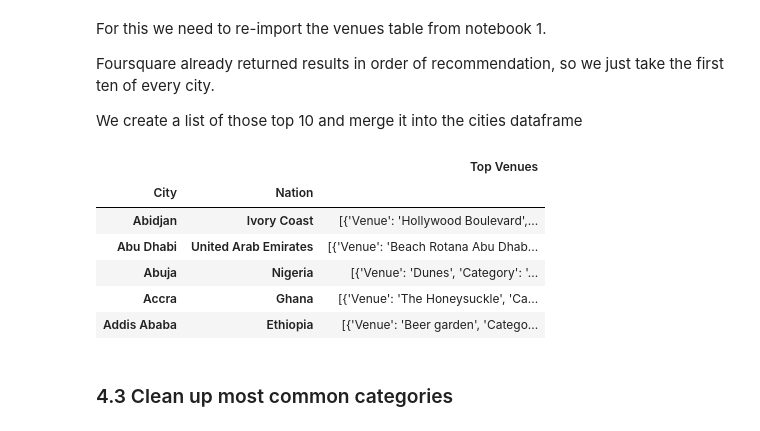
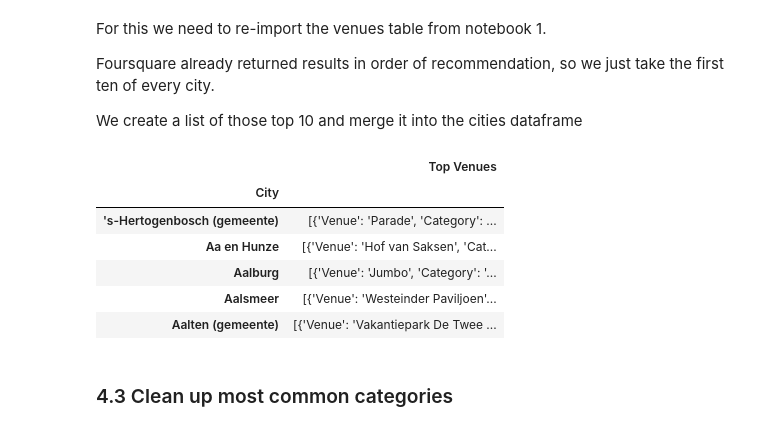
Before and after one commit to rezaabdullah/Coursera_Capstone, a Jupyter notebook: FinalProject/4.clusters_on_map.ipynb, the cells around one changed output. Cells and saved outputs as stored; diff of their text form; code cells hidden in the pictures.

```diff
--- a/FinalProject/4.clusters_on_map.ipynb
+++ b/FinalProject/4.clusters_on_map.ipynb
@@ -125,7 +136,7 @@ Foursquare already returned results in order of recommendation, so we just take
 We create a list of those top 10 and merge it into the cities dataframe
 # %%
 df_venues = pd.read_pickle('venues.pickle')
-df_top_venues = df_venues.groupby(['City','Nation'], as_index=False).nth(list(range(9)), dropna=None)
+df_top_venues = df_venues.groupby(['City'], as_index=False).nth(list(range(5)), dropna=None)
 # %%
 def create_venue_tuple(x):
     lst = []
@@ -133,14 +144,14 @@ def create_venue_tuple(x):
         lst.append({"Venue": v, "Category": c, "Id": i})
     return lst
 # %%
-venues = pd.DataFrame(df_top_venues.groupby(['City', 'Nation'], as_index=False).apply(create_venue_tuple), columns=['Top Venues'])
+venues = pd.DataFrame(df_top_venues.groupby(['City'], as_index=True).apply(create_venue_tuple), columns=['Top Venues'])
 venues.head()
 # %% [output]
-|  |  | Top Venues |
-| City | Nation |  |
-| Abidjan | Ivory Coast | [{'Venue': 'Hollywood Boulevard',... |
-| Abu Dhabi | United Arab Emirates | [{'Venue': 'Beach Rotana Abu Dhab... |
-| Abuja | Nigeria | [{'Venue': 'Dunes', 'Category': '... |
-| Accra | Ghana | [{'Venue': 'The Honeysuckle', 'Ca... |
-| Addis Ababa | Ethiopia | [{'Venue': 'Beer garden', 'Catego... |
+|  | Top Venues |
+| City |  |
+| 's-Hertogenbosch (gemeente) | [{'Venue': 'Parade', 'Category': ... |
+| Aa en Hunze | [{'Venue': 'Hof van Saksen', 'Cat... |
+| Aalburg | [{'Venue': 'Jumbo', 'Category': '... |
+| Aalsmeer | [{'Venue': 'Westeinder Paviljoen'... |
+| Aalten (gemeente) | [{'Venue': 'Vakantiepark De Twee ... |
 # %%
```
Also changed, not shown: parts of 16 cells of this notebook, 13 other files.
